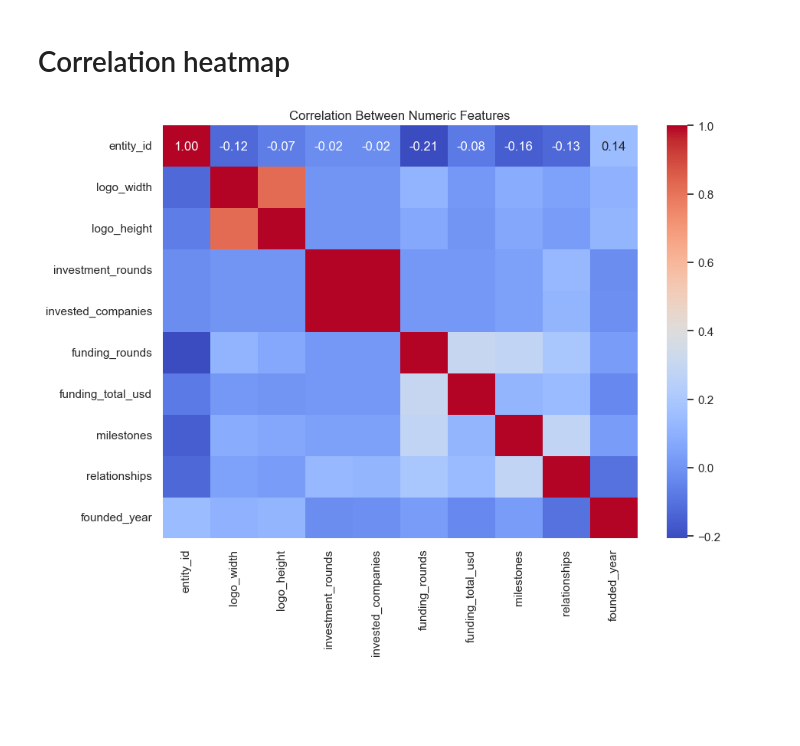
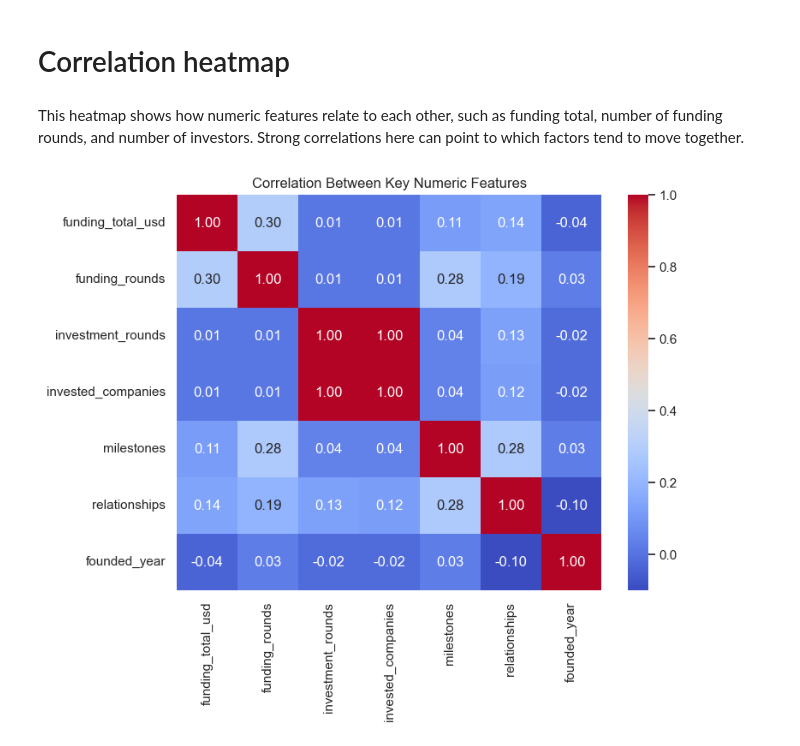
Before and after one commit to Ell-29/VC_ecosystem, a Jupyter notebook: eda.ipynb, the cells around one changed output. Saved outputs shown, nothing was run; the diff lists cells and outputs as text; code cells hidden in the pictures; blank space fills up the shorter version.

```diff
--- a/eda.ipynb
+++ b/eda.ipynb
@@ -523,12 +570,14 @@ plt.show()
 [figure]
 # %% [markdown]
 # Correlation heatmap
-# %%
-numeric_cols = companies.select_dtypes(include=np.number)
-
-plt.figure(figsize=(10,7))
-sns.heatmap(numeric_cols.corr(), annot=True, cmap="coolwarm", fmt=".2f")
-plt.title("Correlation Between Numeric Features")
-plt.show()
-# %% [output]
-[figure, removed]
+# %% [markdown]
+This heatmap shows how numeric features relate to each other, such as funding total, number of funding rounds, and number of investors. Strong correlations here can point to which factors tend to move together.
+# %%
+cols_of_interest = ["funding_total_usd", "funding_rounds", "investment_rounds",
+                     "invested_companies", "milestones", "relationships", "founded_year"]
+plt.figure(figsize=(8,6))
+sns.heatmap(companies[cols_of_interest].corr(), annot=True, cmap="coolwarm", fmt=".2f")
+plt.title("Correlation Between Key Numeric Features")
+plt.show()
+# %% [output]
+[figure, added]
```
Also changed, not shown: parts of 37 cells of this notebook, 5 other files.
